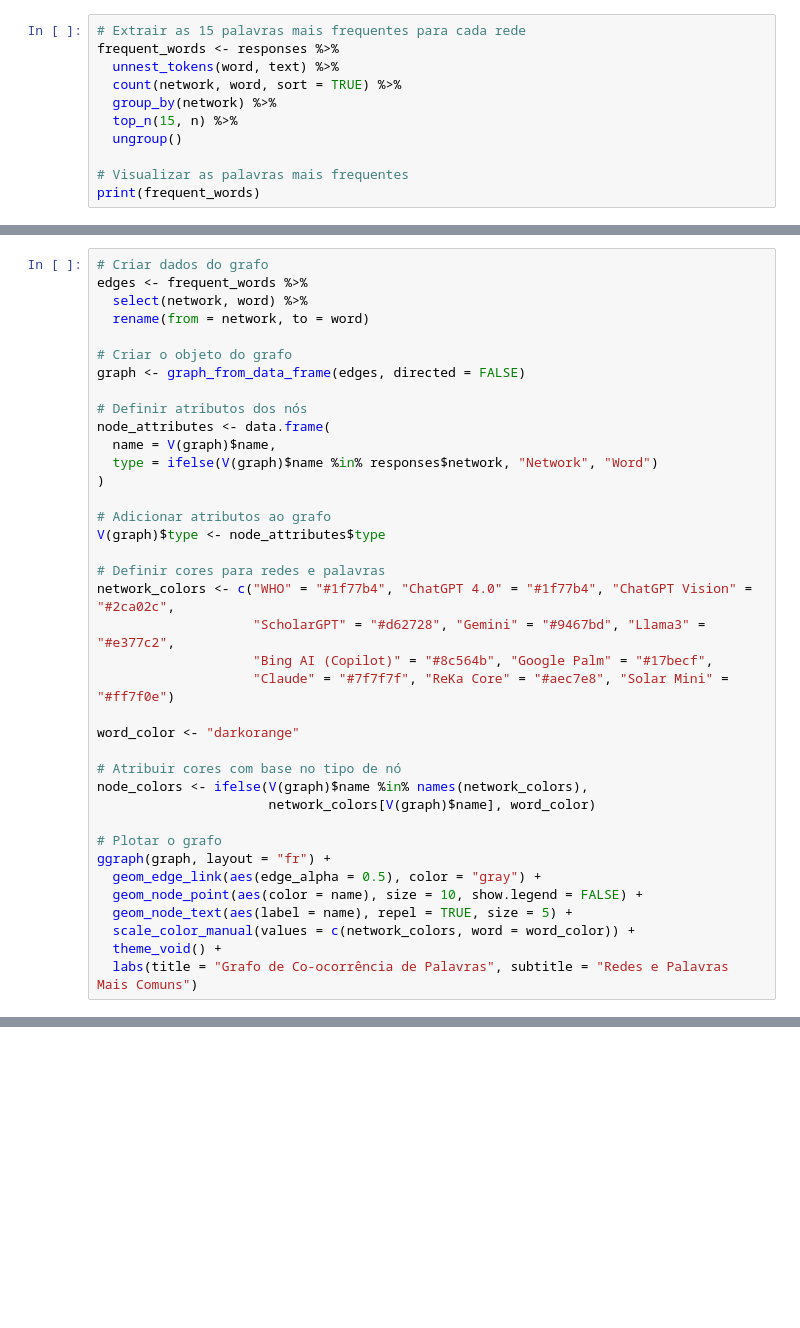
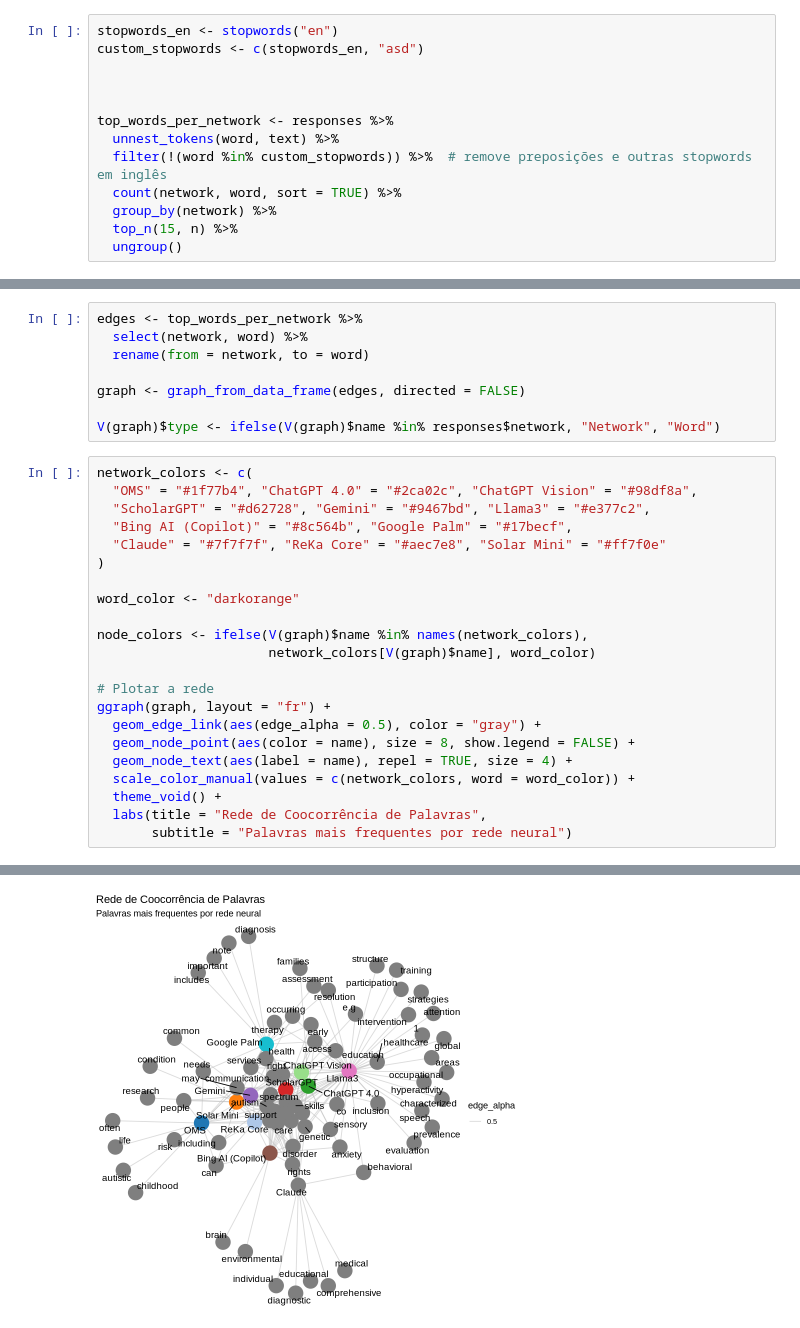
Before and after one commit to gskumlehn/autism-info-llm-comparison, a Jupyter notebook: network_analysis.ipynb, the cells around one changed output, grey strips where cells are left out. Saved outputs shown, nothing was run; the diff lists cells and outputs as text; blank space fills up the shorter version.

```diff
--- a/network_analysis.ipynb
+++ b/network_analysis.ipynb
@@ -30,11 +42,13 @@ also installing the dependencies ‘RcppArmadillo’, ‘graphlayouts’
 # %%
-# Extrair as 15 palavras mais frequentes para cada rede
-frequent_words <- responses %>%
+stopwords_en <- stopwords("en")
+custom_stopwords <- c(stopwords_en, "asd")
+
+
+
+top_words_per_network <- responses %>%
   unnest_tokens(word, text) %>%
+  filter(!(word %in% custom_stopwords)) %>%  # remove preposições e outras stopwords em inglês
   count(network, word, sort = TRUE) %>%
   group_by(network) %>%
   top_n(15, n) %>%
   ungroup()
-
-# Visualizar as palavras mais frequentes
-print(frequent_words)
@@ -41,38 +58,31 @@ print(frequent_words)
+# %%
+edges <- top_words_per_network %>%
+  select(network, word) %>%
+  rename(from = network, to = word)
+
+graph <- graph_from_data_frame(edges, directed = FALSE)
+
+V(graph)$type <- ifelse(V(graph)$name %in% responses$network, "Network", "Word")
 # %%
-# Criar dados do grafo
-edges <- frequent_words %>%
-  select(network, word) %>%
-  rename(from = network, to = word)
-
-# Criar o objeto do grafo
-graph <- graph_from_data_frame(edges, directed = FALSE)
-
-# Definir atributos dos nós
-node_attributes <- data.frame(
-  name = V(graph)$name,
-  type = ifelse(V(graph)$name %in% responses$network, "Network", "Word")
+network_colors <- c(
+  "OMS" = "#1f77b4", "ChatGPT 4.0" = "#2ca02c", "ChatGPT Vision" = "#98df8a",
+  "ScholarGPT" = "#d62728", "Gemini" = "#9467bd", "Llama3" = "#e377c2",
+  "Bing AI (Copilot)" = "#8c564b", "Google Palm" = "#17becf",
+  "Claude" = "#7f7f7f", "ReKa Core" = "#aec7e8", "Solar Mini" = "#ff7f0e"
 )
-
-# Adicionar atributos ao grafo
-V(graph)$type <- node_attributes$type
-
-# Definir cores para redes e palavras
-network_colors <- c("WHO" = "#1f77b4", "ChatGPT 4.0" = "#1f77b4", "ChatGPT Vision" = "#2ca02c",
-                    "ScholarGPT" = "#d62728", "Gemini" = "#9467bd", "Llama3" = "#e377c2",
-                    "Bing AI (Copilot)" = "#8c564b", "Google Palm" = "#17becf",
-                    "Claude" = "#7f7f7f", "ReKa Core" = "#aec7e8", "Solar Mini" = "#ff7f0e")
 
 word_color <- "darkorange"
 
-# Atribuir cores com base no tipo de nó
 node_colors <- ifelse(V(graph)$name %in% names(network_colors),
                       network_colors[V(graph)$name], word_color)
 
-# Plotar o grafo
+# Plotar a rede
 ggraph(graph, layout = "fr") +
   geom_edge_link(aes(edge_alpha = 0.5), color = "gray") +
-  geom_node_point(aes(color = name), size = 10, show.legend = FALSE) +
-  geom_node_text(aes(label = name), repel = TRUE, size = 5) +
+  geom_node_point(aes(color = name), size = 8, show.legend = FALSE) +
+  geom_node_text(aes(label = name), repel = TRUE, size = 4) +
   scale_color_manual(values = c(network_colors, word = word_color)) +
   theme_void() +
-  labs(title = "Grafo de Co-ocorrência de Palavras", subtitle = "Redes e Palavras Mais Comuns")
+  labs(title = "Rede de Coocorrência de Palavras",
+       subtitle = "Palavras mais frequentes por rede neural")
+# %% [output]
@@ -78,0 +91 @@ ggraph(graph, layout = "fr") +
+[figure, added]
```
Also changed, not shown: parts of 7 cells of this notebook.
